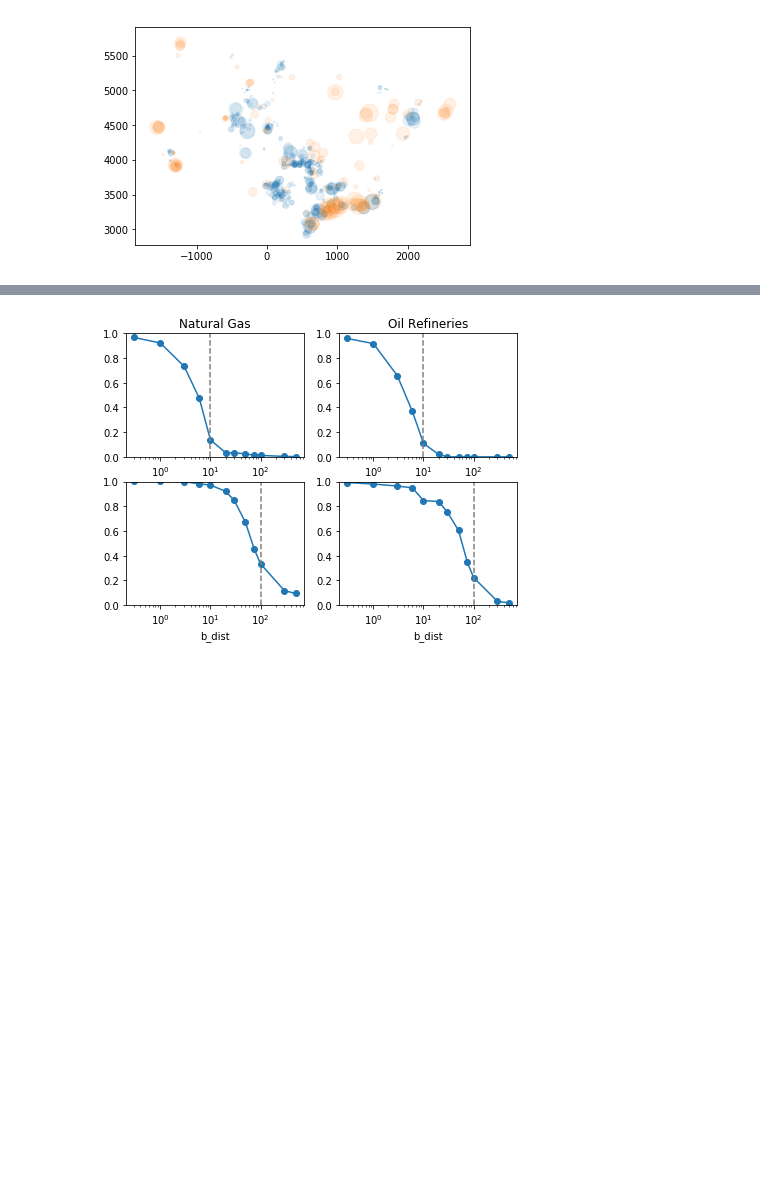
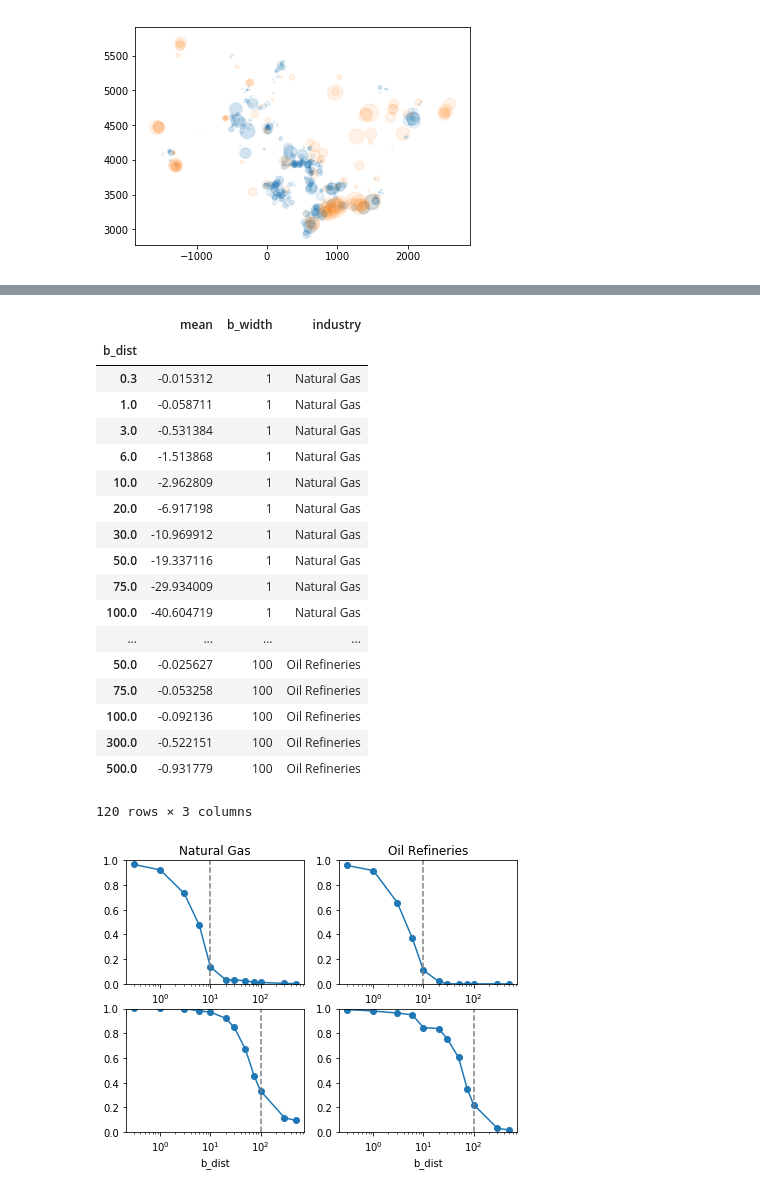
Before and after one commit to matuteiglesias/spatial-coexistence-metrics, a Jupyter notebook: Test county vs latlng - 2.ipynb, the cells around one changed output, grey strips where cells are left out. Drawn from its saved outputs; the diff is of its cells as text; code cells hidden in the pictures; blank space fills up the shorter version.

```diff
--- a/Test county vs latlng - 2.ipynb
+++ b/Test county vs latlng - 2.ipynb
@@ -137 +300,23 @@ result_discrete = pd.concat(df_disc_list)
+# %%
+result_continuous
+# %% [output]
+|  | mean | b_width | industry |
+| b_dist |  |  |  |
+| 0.3 | -0.015312 | 1 | Natural Gas |
+| 1.0 | -0.058711 | 1 | Natural Gas |
+| 3.0 | -0.531384 | 1 | Natural Gas |
+| 6.0 | -1.513868 | 1 | Natural Gas |
+| 10.0 | -2.962809 | 1 | Natural Gas |
+| 20.0 | -6.917198 | 1 | Natural Gas |
+| 30.0 | -10.969912 | 1 | Natural Gas |
+| 50.0 | -19.337116 | 1 | Natural Gas |
+| 75.0 | -29.934009 | 1 | Natural Gas |
+| 100.0 | -40.604719 | 1 | Natural Gas |
+| ... | ... | ... | ... |
+| 50.0 | -0.025627 | 100 | Oil Refineries |
+| 75.0 | -0.053258 | 100 | Oil Refineries |
+| 100.0 | -0.092136 | 100 | Oil Refineries |
+| 300.0 | -0.522151 | 100 | Oil Refineries |
+| 500.0 | -0.931779 | 100 | Oil Refineries |
+120 rows × 3 columns
 # %%
```
Also changed, not shown: parts of 5 cells of this notebook.
